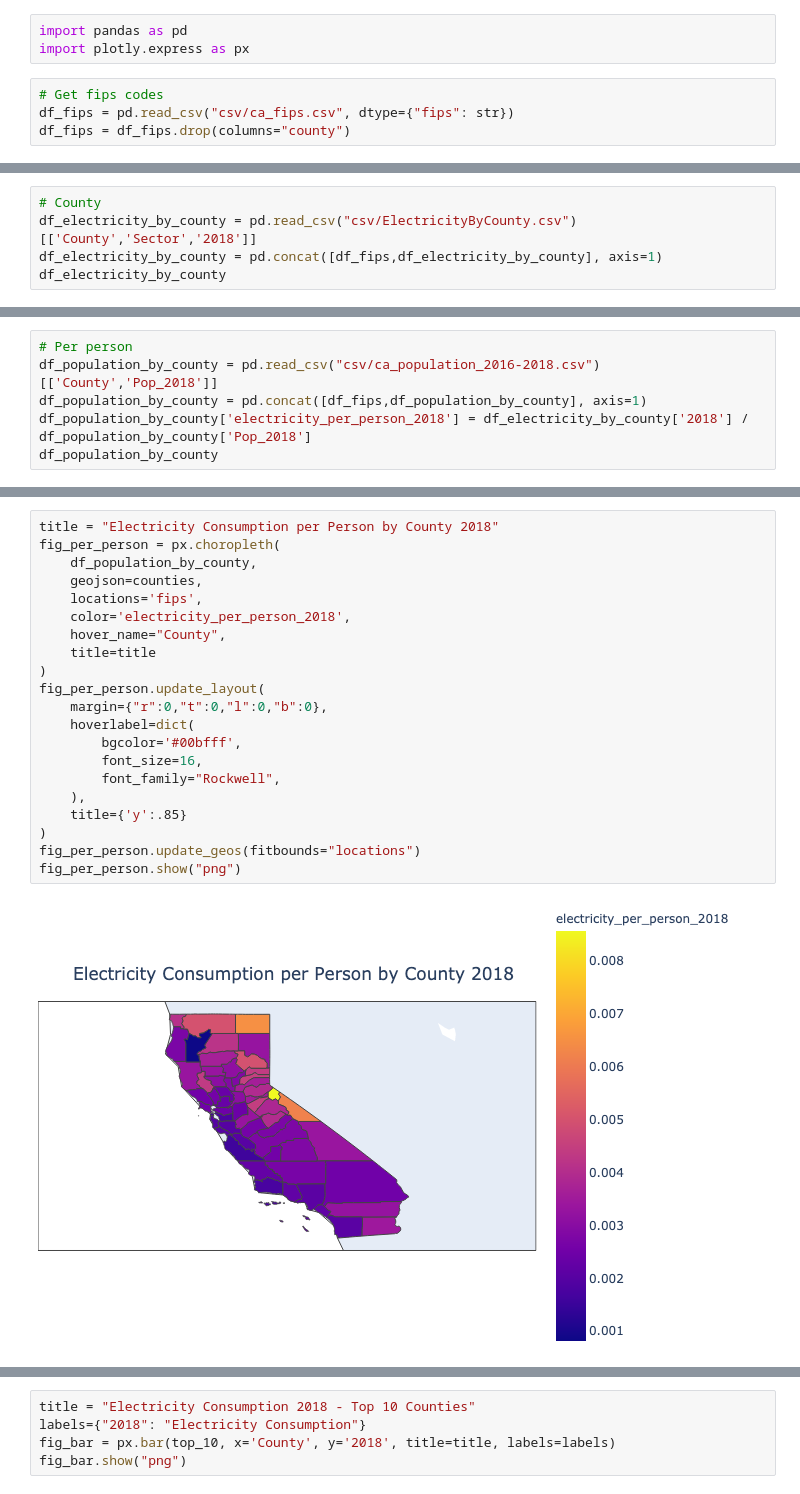
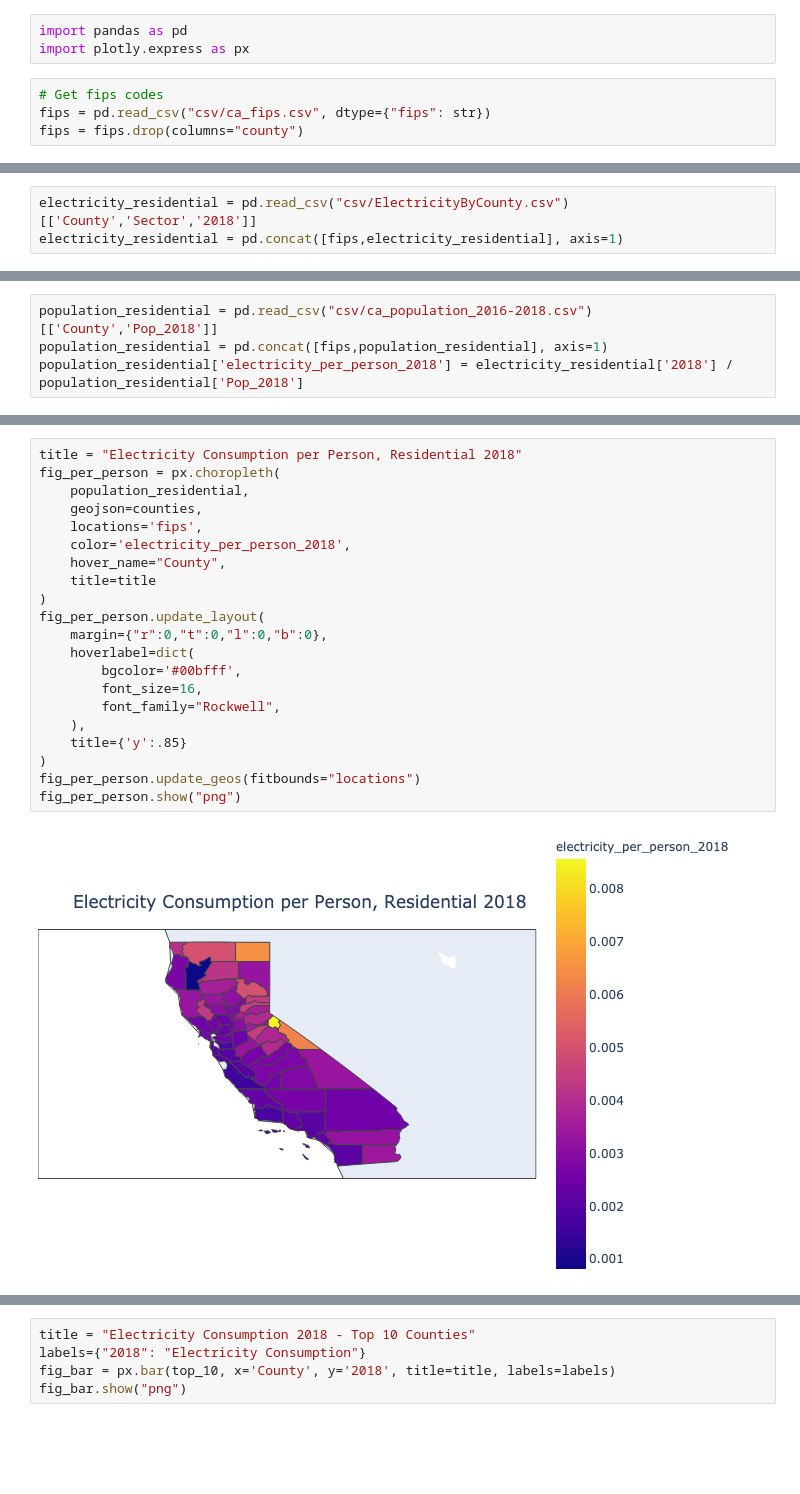
Before and after one commit to zach-brown-18/CA_Energy_Consumption, a Jupyter notebook: plotly_explore.ipynb, the cells around one changed output, grey strips where cells are left out. Cells and saved outputs as stored; diff of their text form; blank space fills up the shorter version.

```diff
--- a/plotly_explore.ipynb
+++ b/plotly_explore.ipynb
@@ -8,5 +8,5 @@ import pandas as pd
 import plotly.express as px
 # %%
 # Get fips codes
-df_fips = pd.read_csv("csv/ca_fips.csv", dtype={"fips": str})
-df_fips = df_fips.drop(columns="county")
+fips = pd.read_csv("csv/ca_fips.csv", dtype={"fips": str})
+fips = fips.drop(columns="county")
@@ -13,5 +52,3 @@ df_fips = df_fips.drop(columns="county")
 # %%
-# County
-df_electricity_by_county = pd.read_csv("csv/ElectricityByCounty.csv")[['County','Sector','2018']]
-df_electricity_by_county = pd.concat([df_fips,df_electricity_by_county], axis=1)
-df_electricity_by_county
+electricity_residential = pd.read_csv("csv/ElectricityByCounty.csv")[['County','Sector','2018']]
+electricity_residential = pd.concat([fips,electricity_residential], axis=1)
@@ -59,6 +80,4 @@ fig.show("png")
 # %%
-# Per person
-df_population_by_county = pd.read_csv("csv/ca_population_2016-2018.csv")[['County','Pop_2018']]
-df_population_by_county = pd.concat([df_fips,df_population_by_county], axis=1)
-df_population_by_county['electricity_per_person_2018'] = df_electricity_by_county['2018'] / df_population_by_county['Pop_2018']
-df_population_by_county
+population_residential = pd.read_csv("csv/ca_population_2016-2018.csv")[['County','Pop_2018']]
+population_residential = pd.concat([fips,population_residential], axis=1)
+population_residential['electricity_per_person_2018'] = electricity_residential['2018'] / population_residential['Pop_2018']
@@ -83,23 +84,23 @@ df_population_by_county
 # %%
-title = "Electricity Consumption per Person by County 2018"
+title = "Electricity Consumption per Person, Residential 2018"
 fig_per_person = px.choropleth(
-    df_population_by_county,
+    population_residential,
     geojson=counties,
     locations='fips',
     color='electricity_per_person_2018',
     hover_name="County",
     title=title
 )
 fig_per_person.update_layout(
     margin={"r":0,"t":0,"l":0,"b":0},
     hoverlabel=dict(
         bgcolor='#00bfff',
         font_size=16,
         font_family="Rockwell",
     ),
     title={'y':.85}
 )
 fig_per_person.update_geos(fitbounds="locations")
 fig_per_person.show("png")
 # %% [output]
-[figure, old version]
+[figure, new version]
```
Also changed, not shown: parts of 21 cells of this notebook, 1 other file.
